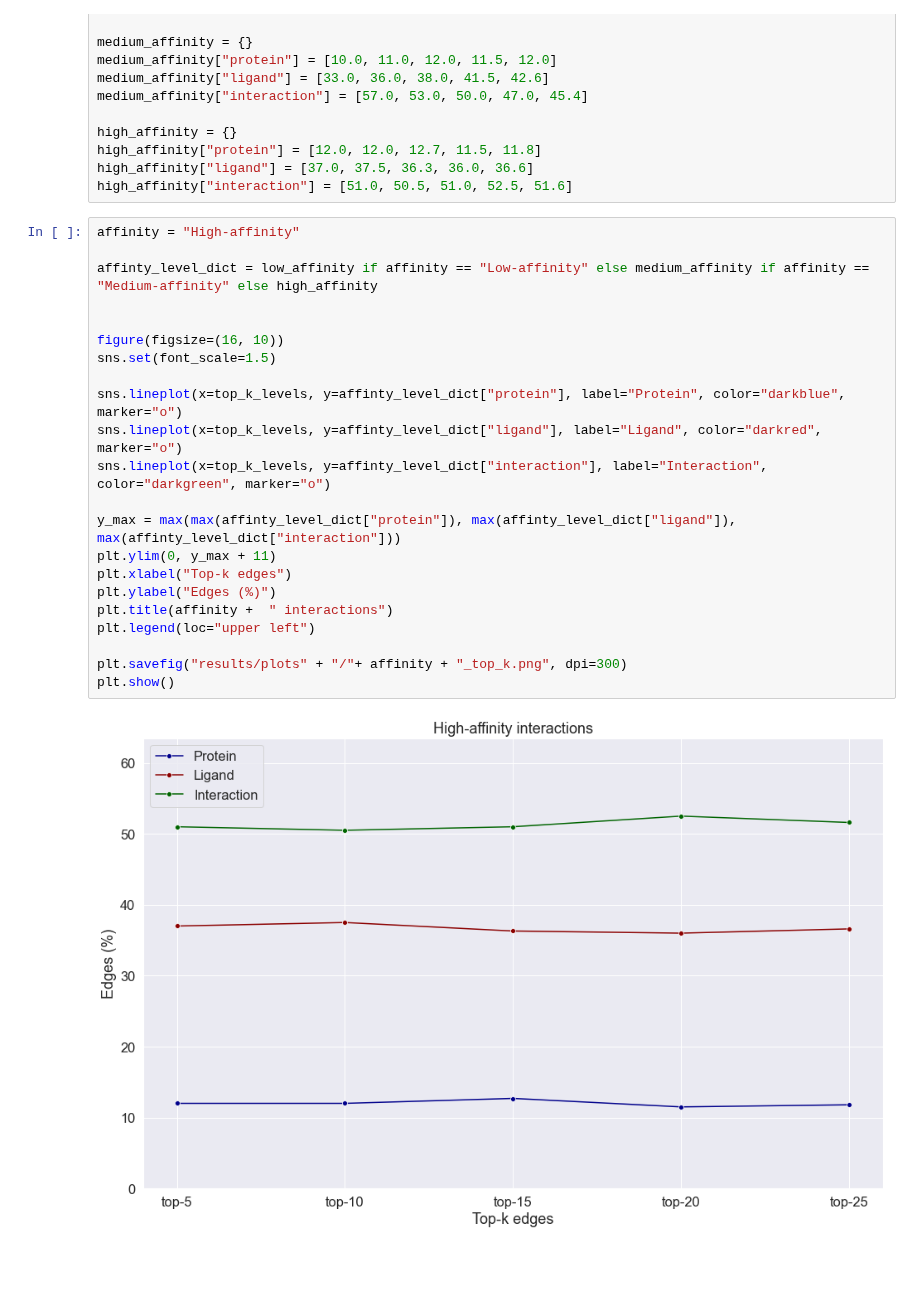
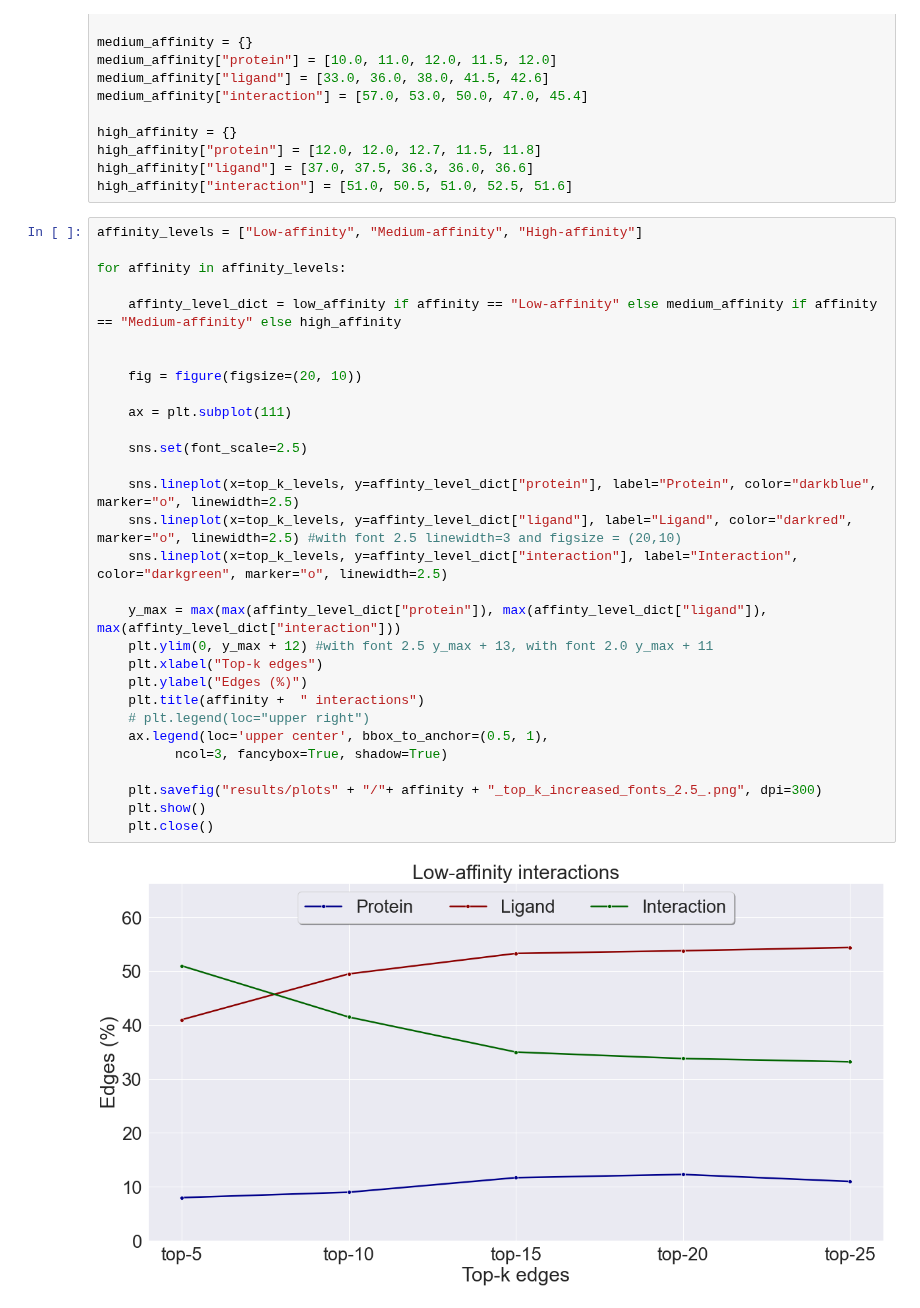
Before and after one commit to AndMastro/EdgeSHAPer, a Jupyter notebook: pli/plotter.ipynb, the cells around one changed output. Cells and saved outputs as stored; diff of their text form; blank space fills up the shorter version.

Commit message:
New figures

```diff
--- a/pli/plotter.ipynb
+++ b/pli/plotter.ipynb
@@ -19,26 +19,34 @@ high_affinity["protein"] = [12.0, 12.0, 12.7, 11.5, 11.8]
 high_affinity["ligand"] = [37.0, 37.5, 36.3, 36.0, 36.6]
 high_affinity["interaction"] = [51.0, 50.5, 51.0, 52.5, 51.6]
 # %%
-affinity = "High-affinity"
+affinity_levels = ["Low-affinity", "Medium-affinity", "High-affinity"]
 
-affinty_level_dict = low_affinity if affinity == "Low-affinity" else medium_affinity if affinity == "Medium-affinity" else high_affinity
+for affinity in affinity_levels:
+
+    affinty_level_dict = low_affinity if affinity == "Low-affinity" else medium_affinity if affinity == "Medium-affinity" else high_affinity
 
 
-figure(figsize=(16, 10))
-sns.set(font_scale=1.5)
+    fig = figure(figsize=(20, 10))
 
-sns.lineplot(x=top_k_levels, y=affinty_level_dict["protein"], label="Protein", color="darkblue", marker="o")
-sns.lineplot(x=top_k_levels, y=affinty_level_dict["ligand"], label="Ligand", color="darkred", marker="o")
-sns.lineplot(x=top_k_levels, y=affinty_level_dict["interaction"], label="Interaction", color="darkgreen", marker="o")
+    ax = plt.subplot(111)
 
-y_max = max(max(affinty_level_dict["protein"]), max(affinty_level_dict["ligand"]), max(affinty_level_dict["interaction"]))
-plt.ylim(0, y_max + 11)
-plt.xlabel("Top-k edges")
-plt.ylabel("Edges (%)")
-plt.title(affinity +  " interactions")
-plt.legend(loc="upper left")
+    sns.set(font_scale=2.5)
 
-plt.savefig("results/plots" + "/"+ affinity + "_top_k.png", dpi=300)
-plt.show()
+    sns.lineplot(x=top_k_levels, y=affinty_level_dict["protein"], label="Protein", color="darkblue", marker="o", linewidth=2.5)
+    sns.lineplot(x=top_k_levels, y=affinty_level_dict["ligand"], label="Ligand", color="darkred", marker="o", linewidth=2.5) #with font 2.5 linewidth=3 and figsize = (20,10)
+    sns.lineplot(x=top_k_levels, y=affinty_level_dict["interaction"], label="Interaction", color="darkgreen", marker="o", linewidth=2.5)
+
+    y_max = max(max(affinty_level_dict["protein"]), max(affinty_level_dict["ligand"]), max(affinty_level_dict["interaction"]))
+    plt.ylim(0, y_max + 12) #with font 2.5 y_max + 13, with font 2.0 y_max + 11
+    plt.xlabel("Top-k edges")
+    plt.ylabel("Edges (%)")
+    plt.title(affinity +  " interactions")
+    # plt.legend(loc="upper right")
+    ax.legend(loc='upper center', bbox_to_anchor=(0.5, 1),
+          ncol=3, fancybox=True, shadow=True)
+
+    plt.savefig("results/plots" + "/"+ affinity + "_top_k_increased_fonts_2.5_.png", dpi=300)
+    plt.show()
+    plt.close()
 # %% [output]
-[figure, old version]
+[figure, new version]
```
Also changed, not shown: parts of 1 cell of this notebook, 9 other files.
